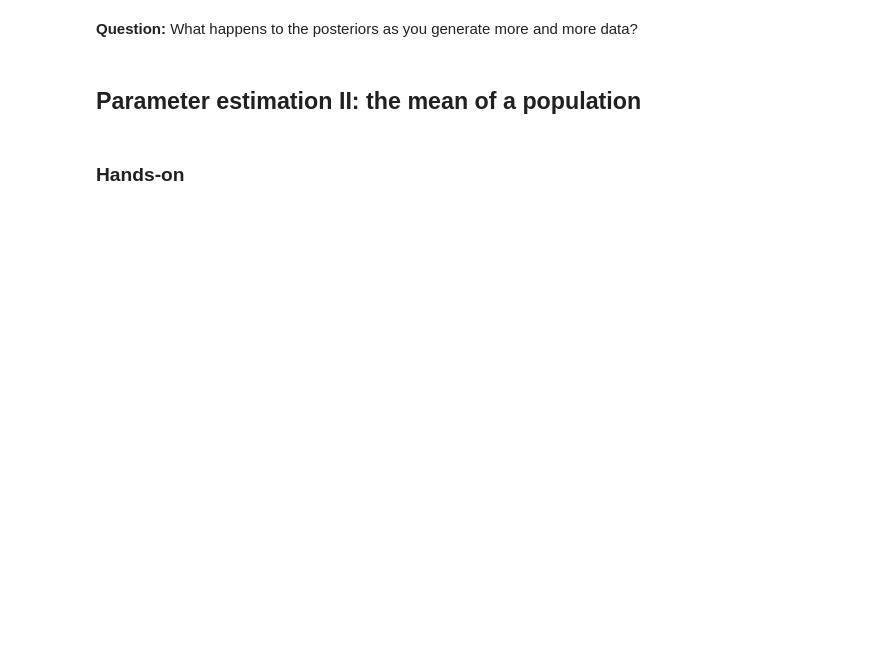
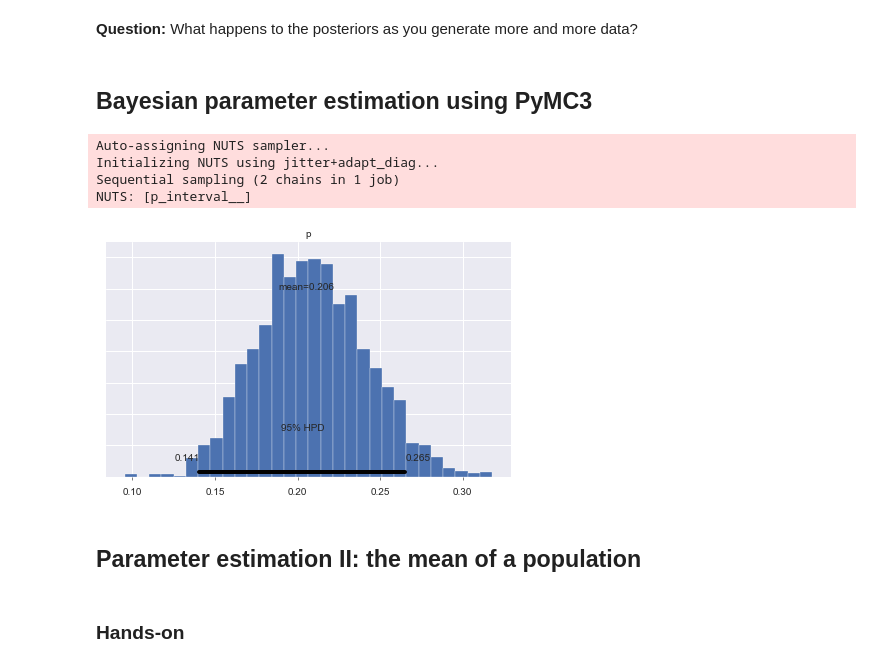
Before and after one commit to ericmjl/bayesian-stats-modelling-tutorial, a Jupyter notebook: notebooks/2.Parameter_estimation_hypothesis_testing.ipynb, the cells around one changed output. Cells and saved outputs as stored; diff of their text form; code cells hidden in the pictures; blank space fills up the shorter version.

```diff
--- a/notebooks/2.Parameter_estimation_hypothesis_testing.ipynb
+++ b/notebooks/2.Parameter_estimation_hypothesis_testing.ipynb
@@ -88,5 +99,30 @@ interact(plot_posteriors, p=(0, 1, 0.01), N=(0, 100));
 # %% [markdown]
 **Question:** What happens to the posteriors as you generate more and more data?
+# %% [markdown]
+## Bayesian parameter estimation using PyMC3
+# %%
+# click-through rates
+p_a = 0.15
+N = 150
+n_successes_a = np.sum(np.random.binomial(N,p_a))
+# %%
+# Build model of p_a
+with pm.Model() as Model:
+    # Prior on p
+    prob = pm.Uniform('p')
+    # Binomial Likelihood
+    y = pm.Binomial('y', n=N, p=prob, observed=n_successes_a)
+
+with Model:
+    samples = pm.sample(1000, njobs=1)
+
+pm.plot_posterior(samples);
+# %% [output]
+Auto-assigning NUTS sampler...
+Initializing NUTS using jitter+adapt_diag...
+Sequential sampling (2 chains in 1 job)
+NUTS: [p_interval__]
+[figure, added]
 # %% [markdown]
 ## Parameter estimation II: the mean of a population
 # %% [markdown]
```
Also changed, not shown: parts of 37 cells of this notebook.
